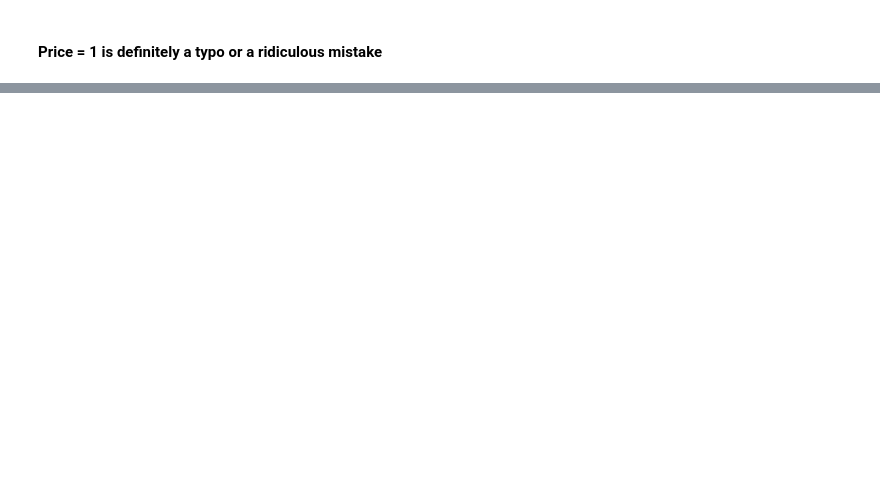
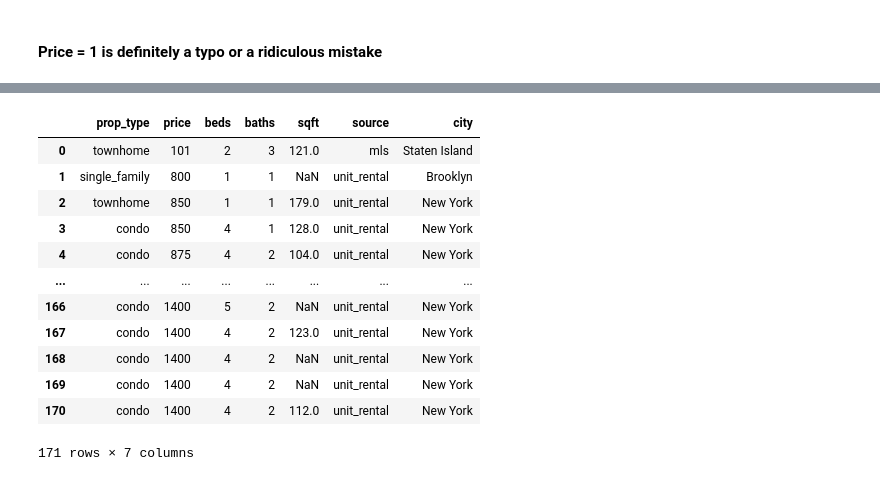
Before and after one commit to ShubhPundir/Rental-Apartment-Analysis, a Jupyter notebook: Data Collection.ipynb, the cells around one changed output, grey strips where cells are left out. Cells and saved outputs as stored; diff of their text form; code cells hidden in the pictures; blank space fills up the shorter version.

```diff
--- a/Data Collection.ipynb
+++ b/Data Collection.ipynb
@@ -218,0 +205,16 @@ df.to_csv('Rental_Cleaned.csv')
+# %%
+data
+# %% [output]
+|  | prop_type | price | beds | baths | sqft | source | city |
+| 0 | townhome | 101 | 2 | 3 | 121.0 | mls | Staten Island |
+| 1 | single_family | 800 | 1 | 1 | NaN | unit_rental | Brooklyn |
+| 2 | townhome | 850 | 1 | 1 | 179.0 | unit_rental | New York |
+| 3 | condo | 850 | 4 | 1 | 128.0 | unit_rental | New York |
+| 4 | condo | 875 | 4 | 2 | 104.0 | unit_rental | New York |
+| ... | ... | ... | ... | ... | ... | ... | ... |
+| 166 | condo | 1400 | 5 | 2 | NaN | unit_rental | New York |
+| 167 | condo | 1400 | 4 | 2 | 123.0 | unit_rental | New York |
+| 168 | condo | 1400 | 4 | 2 | NaN | unit_rental | New York |
+| 169 | condo | 1400 | 4 | 2 | NaN | unit_rental | New York |
+| 170 | condo | 1400 | 4 | 2 | 112.0 | unit_rental | New York |
+171 rows × 7 columns
```
Also changed, not shown: parts of 41 cells of this notebook, 1 other file.
